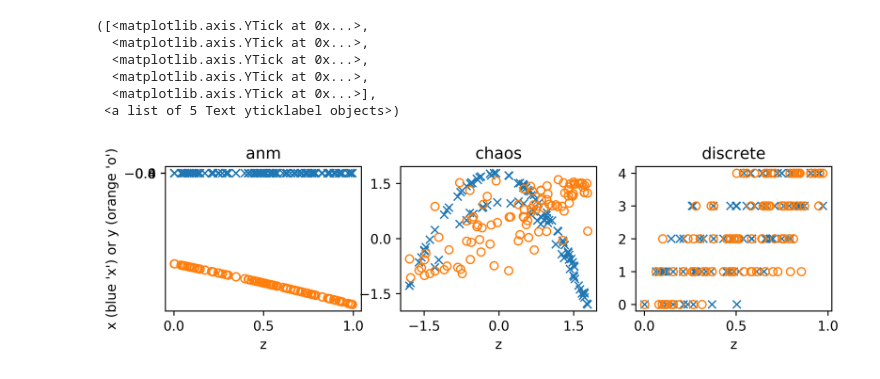
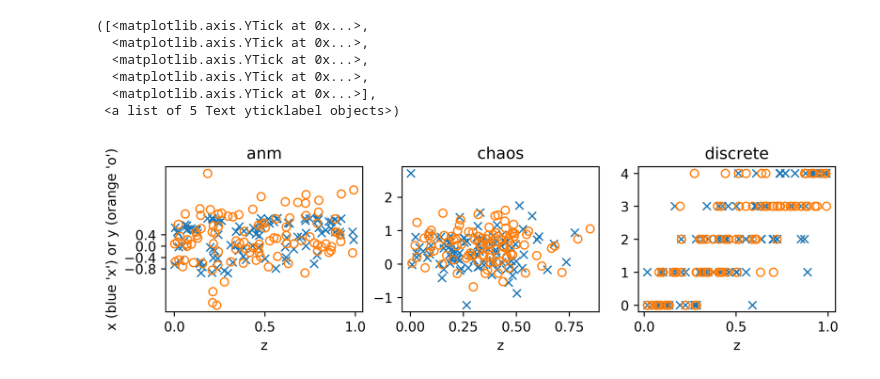
Before and after one commit to kjchalup/independence_test, a Jupyter notebook: nips/Datasets.ipynb, the cells around one changed output. Drawn from its saved outputs; the diff is of its cells as text; code cells hidden in the pictures.

```diff
--- a/nips/Datasets.ipynb
+++ b/nips/Datasets.ipynb
@@ -15,38 +13,41 @@ from independence_test.data import make_chaos_data
 # %%
-np.random.seed(3)
+reload(d)
+np.random.seed(13)
 fig = plt.figure(figsize=(9, 2), facecolor='white', dpi=300)
 plt.subplot(1, 3, 1)
 plt.title('anm')
-x, y, z = make_pnl_data(n_samples=100, dim=1, complexity=0, type='indep')
+x, y, z = d.make_pnl_data(n_samples=100, dim=1, complexity=0, type='indep')
 plt.plot(z, x, 'x', z, y, 'o', markerfacecolor='None')
 plt.xlabel('z')
 plt.xticks([0, .5, 1])
 plt.ylabel('x (blue \'x\') or y (orange \'o\')')
 plt.yticks([-.8, -.4, 0, .4])
 
 plt.subplot(1, 3, 2)
 plt.title('chaos')
-x, y, z = make_chaos_data(n_samples=100, dim=1, complexity=.5, type='indep')
-plt.plot(z[:, 0], x[:, 0], 'x', z[:, 0], y[:, 0], 'o', markerfacecolor='None')
+#x, y, z = d.make_chaos_data(n_samples=100, dim=1, complexity=.5, type='indep')
+x, y, z = d.make_gmm_data(n_samples=100, xdim=100, ydim=100, zdimdiv3=3, type='indep')
+
+plt.plot(z[:, 0], x[:, 0], 'x', z[:, 1], y[:, 0], 'o', markerfacecolor='None')
 plt.xlabel('z')
-plt.xticks([-1.5, 0, 1.5])
-plt.yticks([-1.5, 0, 1.5])
+#plt.xticks([-1.5, 0, 1.5])
+#plt.yticks([-1.5, 0, 1.5])
 
 plt.subplot(1, 3, 3)
 plt.title('discrete')
-x, y, z = make_discrete_data(n_samples=100, dim=1, complexity=4, type='indep')
+x, y, z = d.make_discrete_data(n_samples=100, dim=1, complexity=4, type='indep')
 plt.plot(z, x, 'x', z, y, 'o', markerfacecolor='None')
 plt.xlabel('z')
 plt.xticks([0, .5, 1])
 plt.yticks([0, 1, 2, 3, 4], [0, 1, 2, 3, 4])
 # %% [output]
 ([<matplotlib.axis.YTick at 0x...>,
   <matplotlib.axis.YTick at 0x...>,
   <matplotlib.axis.YTick at 0x...>,
   <matplotlib.axis.YTick at 0x...>,
   <matplotlib.axis.YTick at 0x...>],
  <a list of 5 Text yticklabel objects>)
-[figure, old version]
+[figure, new version]
 # %%
 import sys
 sys.path.append('../..')
```
Also changed, not shown: parts of 1 cell of this notebook, 6 other files.
